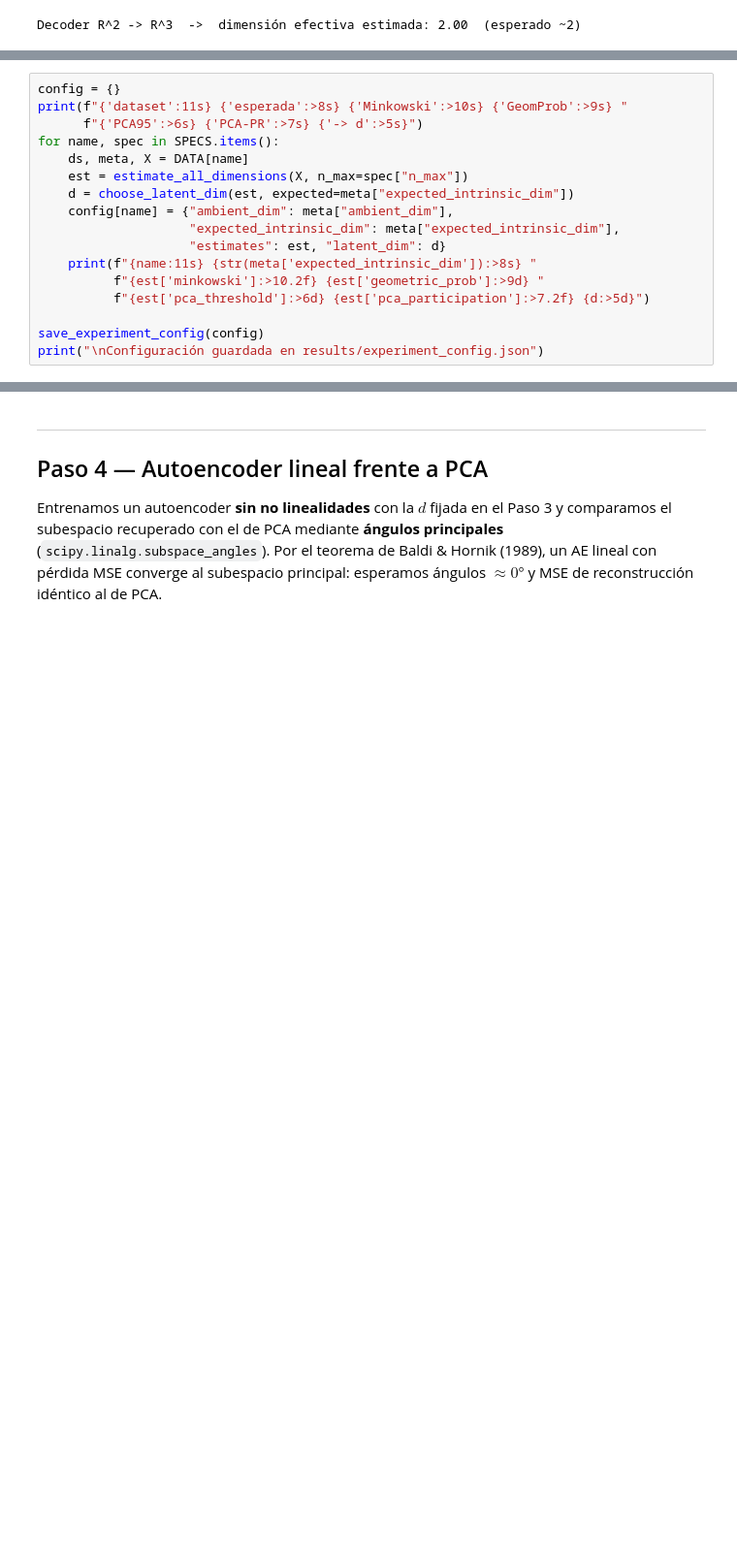
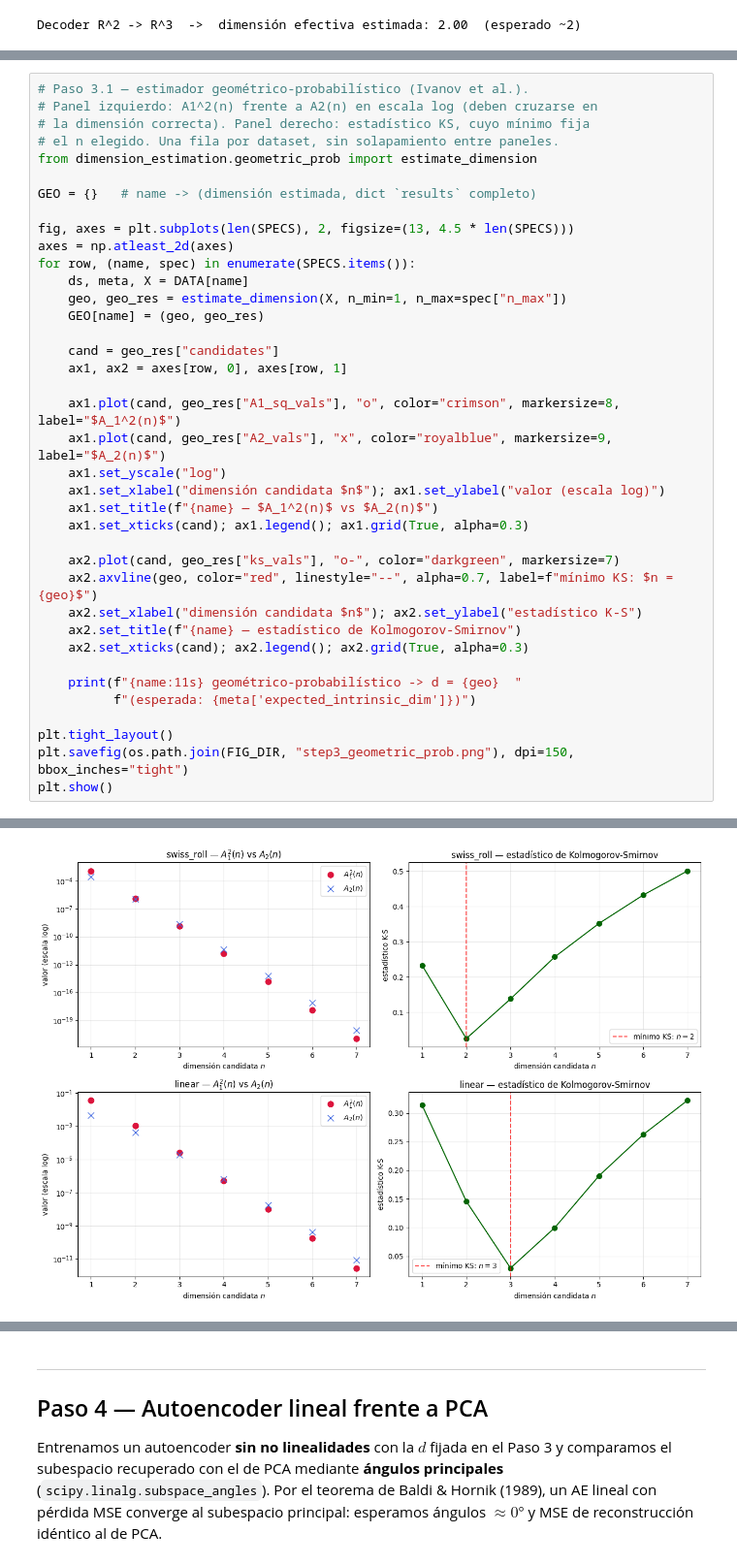
Before and after one commit to diegomonino/Aprendizaje-de-Variedades-y-Reduccion-de-Dimension-mediante-Autoencoders, a Jupyter notebook: notebooks/experimento_principal.ipynb, the cells around one changed output, grey strips where cells are left out. Shown at 97% size. Cells and saved outputs as stored; diff of their text form; blank space fills up the shorter version.

```diff
--- a/notebooks/experimento_principal.ipynb
+++ b/notebooks/experimento_principal.ipynb
@@ -197,17 +217,39 @@ los pasos siguientes. Regla: se confía en el estimador geométrico-probabilíst
 # %%
-config = {}
-print(f"{'dataset':11s} {'esperada':>8s} {'Minkowski':>10s} {'GeomProb':>9s} "
-      f"{'PCA95':>6s} {'PCA-PR':>7s} {'-> d':>5s}")
-for name, spec in SPECS.items():
+# Paso 3.1 — estimador geométrico-probabilístico (Ivanov et al.).
+# Panel izquierdo: A1^2(n) frente a A2(n) en escala log (deben cruzarse en
+# la dimensión correcta). Panel derecho: estadístico KS, cuyo mínimo fija
+# el n elegido. Una fila por dataset, sin solapamiento entre paneles.
+from dimension_estimation.geometric_prob import estimate_dimension
+
+GEO = {}   # name -> (dimensión estimada, dict `results` completo)
+
+fig, axes = plt.subplots(len(SPECS), 2, figsize=(13, 4.5 * len(SPECS)))
+axes = np.atleast_2d(axes)
+for row, (name, spec) in enumerate(SPECS.items()):
     ds, meta, X = DATA[name]
-    est = estimate_all_dimensions(X, n_max=spec["n_max"])
-    d = choose_latent_dim(est, expected=meta["expected_intrinsic_dim"])
-    config[name] = {"ambient_dim": meta["ambient_dim"],
-                    "expected_intrinsic_dim": meta["expected_intrinsic_dim"],
-                    "estimates": est, "latent_dim": d}
-    print(f"{name:11s} {str(meta['expected_intrinsic_dim']):>8s} "
-          f"{est['minkowski']:>10.2f} {est['geometric_prob']:>9d} "
-          f"{est['pca_threshold']:>6d} {est['pca_participation']:>7.2f} {d:>5d}")
+    geo, geo_res = estimate_dimension(X, n_min=1, n_max=spec["n_max"])
+    GEO[name] = (geo, geo_res)
 
-save_experiment_config(config)
-print("\nConfiguración guardada en results/experiment_config.json")
+    cand = geo_res["candidates"]
+    ax1, ax2 = axes[row, 0], axes[row, 1]
+
+    ax1.plot(cand, geo_res["A1_sq_vals"], "o", color="crimson", markersize=8, label="$A_1^2(n)$")
+    ax1.plot(cand, geo_res["A2_vals"], "x", color="royalblue", markersize=9, label="$A_2(n)$")
+    ax1.set_yscale("log")
+    ax1.set_xlabel("dimensión candidata $n$"); ax1.set_ylabel("valor (escala log)")
+    ax1.set_title(f"{name} — $A_1^2(n)$ vs $A_2(n)$")
+    ax1.set_xticks(cand); ax1.legend(); ax1.grid(True, alpha=0.3)
+
+    ax2.plot(cand, geo_res["ks_vals"], "o-", color="darkgreen", markersize=7)
+    ax2.axvline(geo, color="red", linestyle="--", alpha=0.7, label=f"mínimo KS: $n = {geo}$")
+    ax2.set_xlabel("dimensión candidata $n$"); ax2.set_ylabel("estadístico K-S")
+    ax2.set_title(f"{name} — estadístico de Kolmogorov-Smirnov")
+    ax2.set_xticks(cand); ax2.legend(); ax2.grid(True, alpha=0.3)
+
+    print(f"{name:11s} geométrico-probabilístico -> d = {geo}  "
+          f"(esperada: {meta['expected_intrinsic_dim']})")
+
+plt.tight_layout()
+plt.savefig(os.path.join(FIG_DIR, "step3_geometric_prob.png"), dpi=150, bbox_inches="tight")
+plt.show()
+# %% [output]
@@ -213,0 +258 @@ print("\nConfiguración guardada en results/experiment_config.json")
+[figure, added]
```
Also changed, not shown: parts of 39 cells of this notebook, 13 other files.
